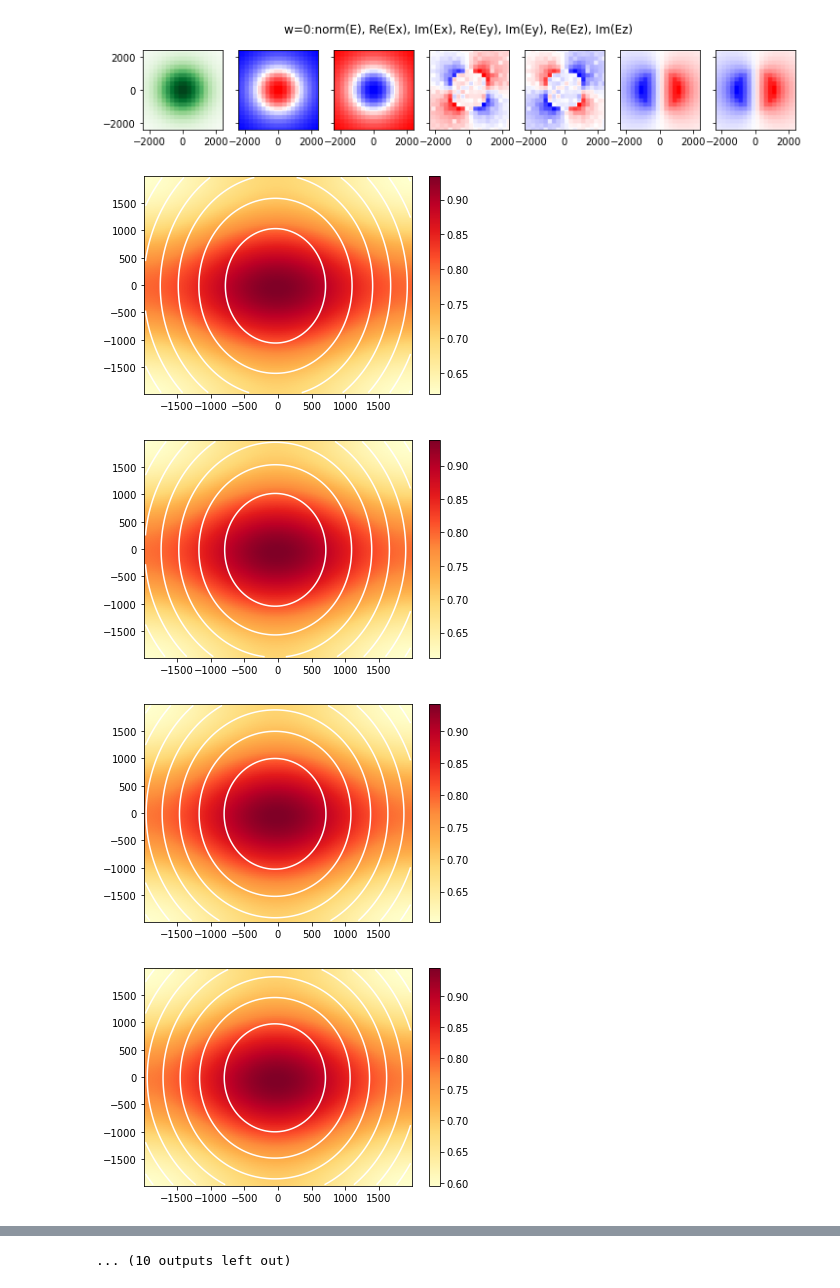
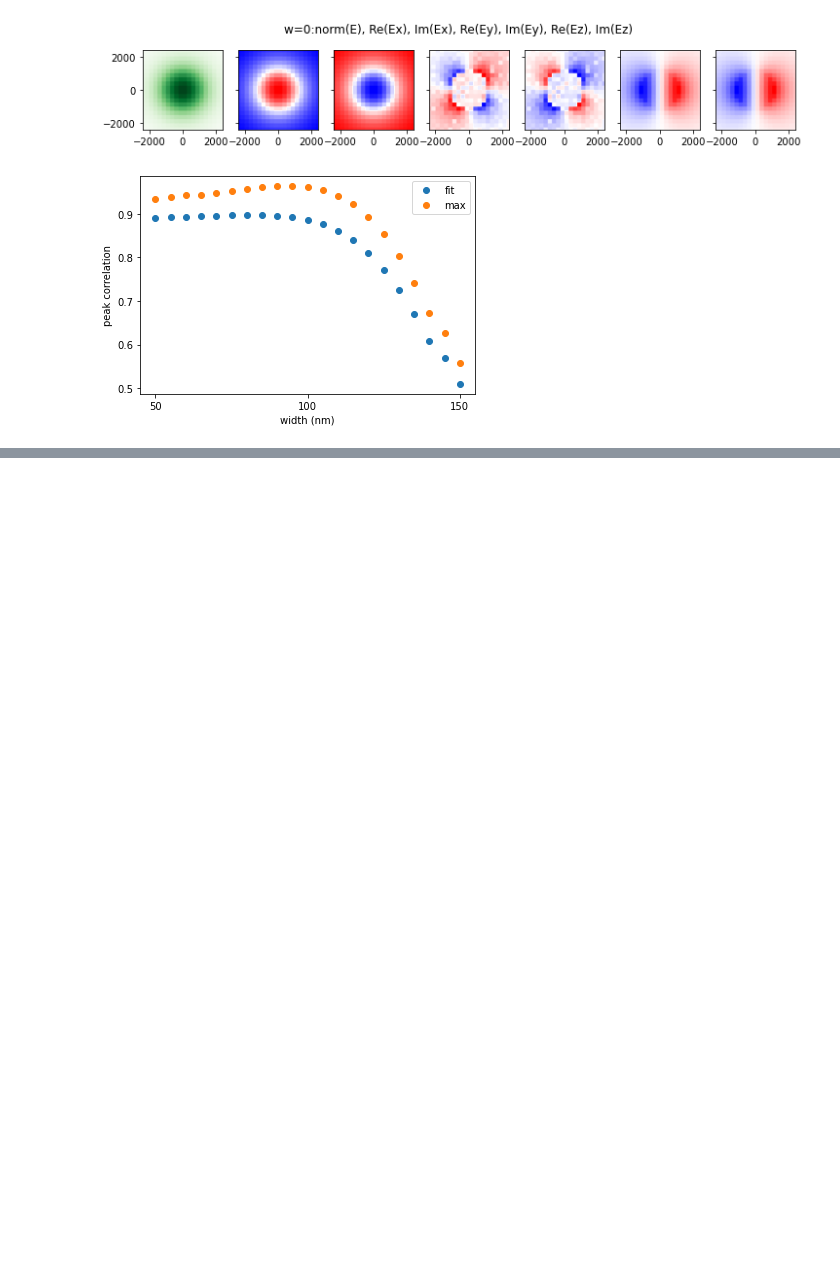
Before and after one commit to polnops/mode_overlap, a Jupyter notebook: mode_overlap.ipynb, the cells around one changed output, grey strips where cells are left out. Saved outputs shown, nothing was run; the diff lists cells and outputs as text; code cells hidden in the pictures; blank space fills up the shorter version.

```diff
--- a/mode_overlap.ipynb
+++ b/mode_overlap.ipynb
@@ -15,11 +15,8 @@ dat, param_list = loadData('../normE_all14.dat')
 # %%
 a1, a2, a3 = convolveComplex(dat_fiber, dat, param_list,
                  bound=2000, scale = 1,
-                 res=100j, plotflag1 = True,
-                 plotflag2=False, fitflag= True,
+                 res=100j, plotflag1 = False,
+                 plotflag2=True, fitflag= True,
                  i=0)
 # %% [output]
-[figure, old version]
+[figure, new version]
-[figure, removed]
-[figure, removed]
-[figure, removed]
@@ -34,2 +23 @@ a1, a2, a3 = convolveComplex(dat_fiber, dat, param_list,
-... (10 outputs left out)
 # %%
```
Also changed, not shown: parts of 4 cells of this notebook.
